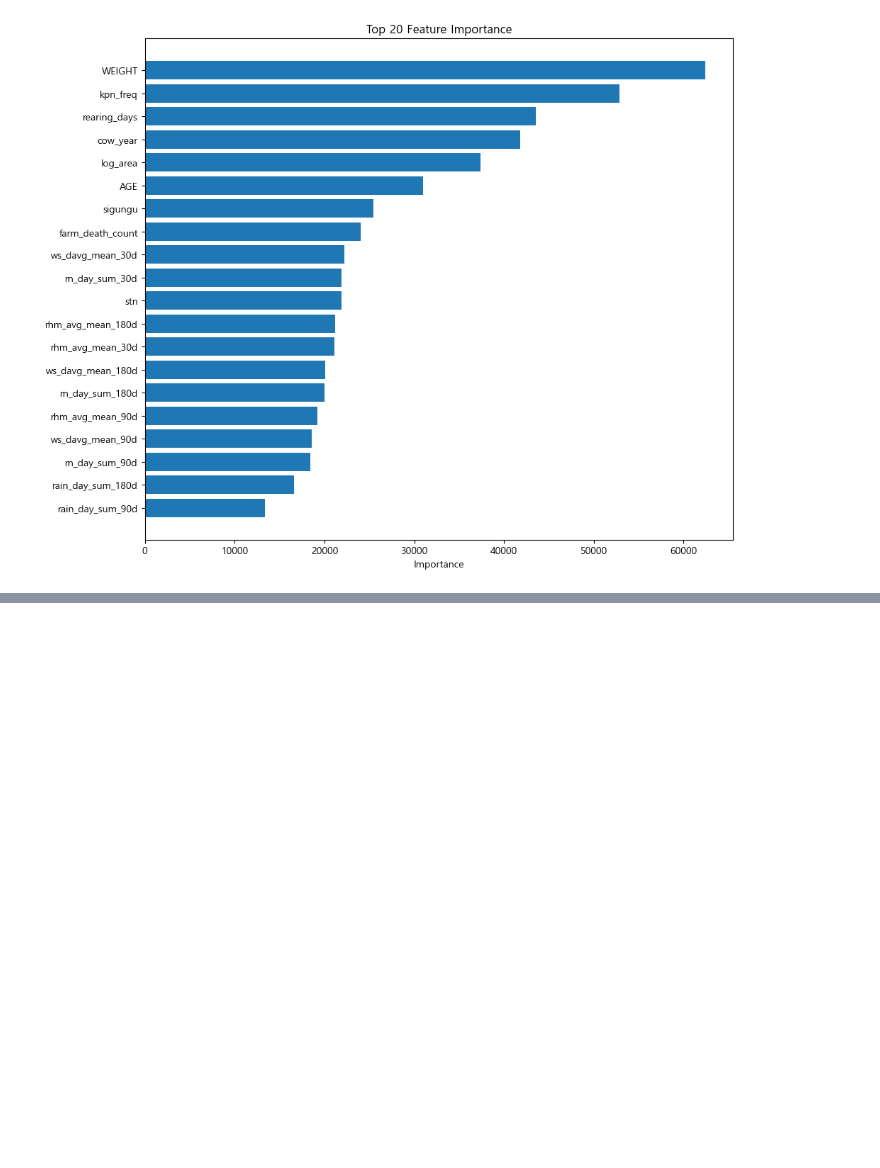
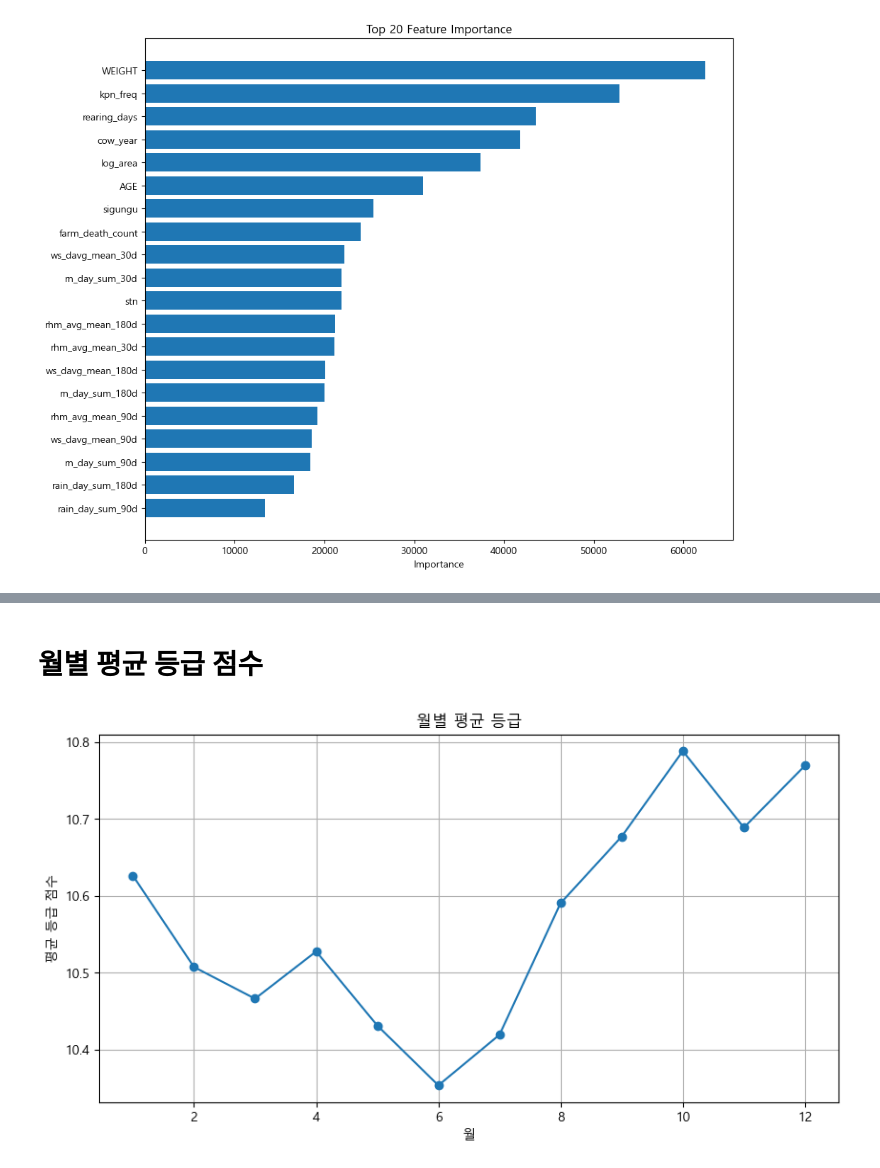
Before and after one commit to PR-log/data_mining_team_project, a Jupyter notebook: light GBM 테스트.ipynb, the cells around one changed output, grey strips where cells are left out. Saved outputs shown, nothing was run; the diff lists cells and outputs as text; code cells hidden in the pictures; blank space fills up the shorter version.

```diff
--- a/light GBM 테스트.ipynb
+++ b/light GBM 테스트.ipynb
@@ -312,0 +341,35 @@ plt.show()
+# %% [markdown]
+# 월별 평균 등급 점수
+# %%
+grade_map = {
+    "등외":1,
+    "3C":2,"3B":3,"3A":4,
+    "2C":5,"2B":6,"2A":7,
+    "1C":8,"1B":9,"1A":10,
+    "1+C":11,"1+B":12,"1+A":13,
+    "1++C":14,"1++B":15,"1++A":16
+}
+
+tmp = train_df.copy()
+tmp["grade_score"] = tmp["LAST_GRADE"].map(grade_map)
+
+monthly_grade = (
+    tmp.groupby("ABATT_MONTH")["grade_score"]
+    .mean()
+    .reset_index()
+)
+
+plt.figure(figsize=(10,5))
+plt.plot(
+    monthly_grade["ABATT_MONTH"],
+    monthly_grade["grade_score"],
+    marker="o"
+)
+
+plt.title("월별 평균 등급")
+plt.xlabel("월")
+plt.ylabel("평균 등급 점수")
+plt.grid(True)
+plt.show()
+# %% [output]
+[figure, added]
```
Also changed, not shown: parts of 12 cells of this notebook.
